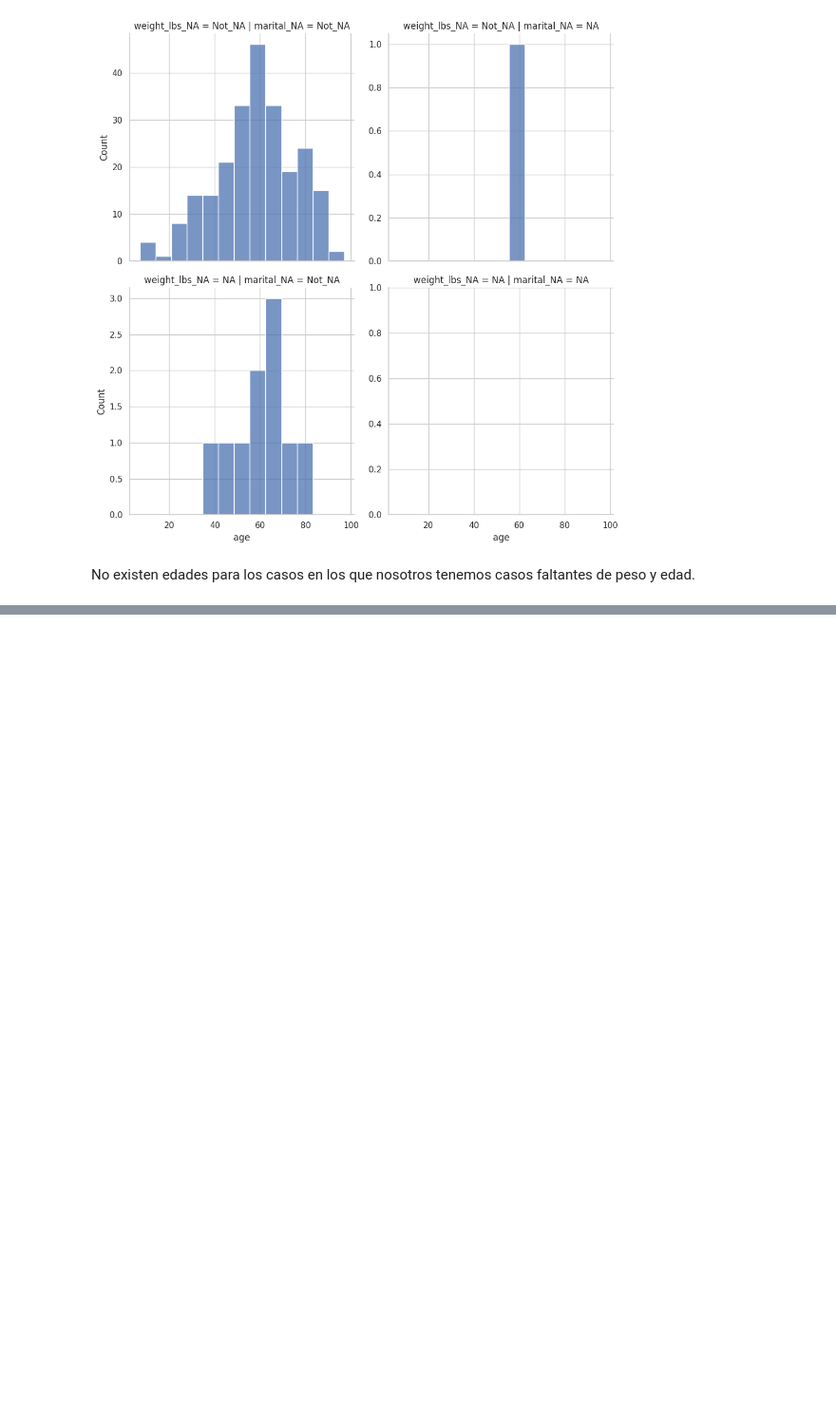
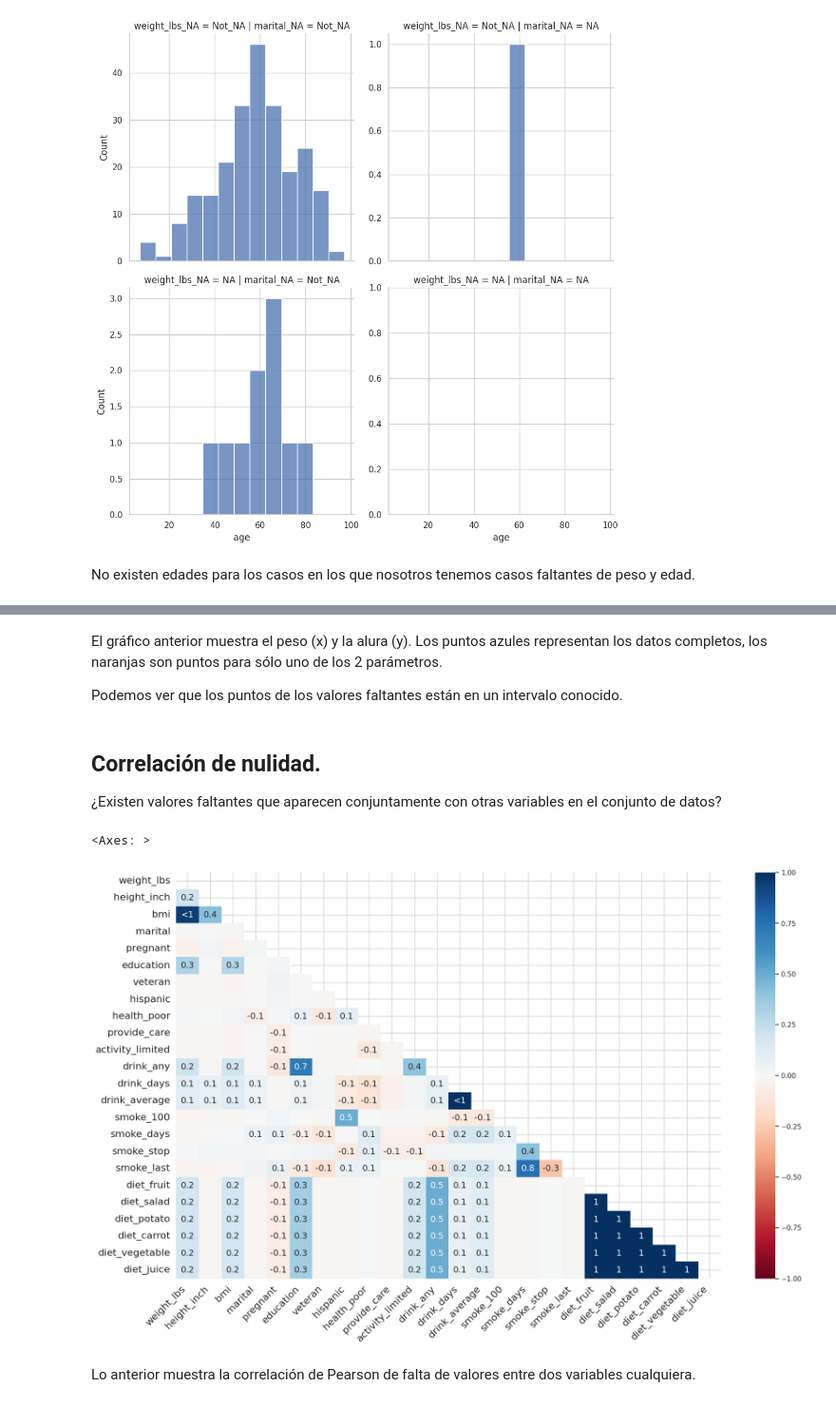
Before and after one commit to Changeryto/Manejo_de_NA_en_Python, a Jupyter notebook: notebooks/05-RTG-Relaciones_entre_valores_faltantes.ipynb, the cells around one changed output, grey strips where cells are left out. Shown: that part at 95% size. Saved outputs shown, nothing was run; the diff lists cells and outputs as text; code cells hidden in the pictures; blank space fills up the shorter version.

```diff
--- a/notebooks/05-RTG-Relaciones_entre_valores_faltantes.ipynb
+++ b/notebooks/05-RTG-Relaciones_entre_valores_faltantes.ipynb
@@ -200,0 +290,17 @@ No existen edades para los casos en los que nosotros tenemos casos faltantes de
+# %% [markdown]
+El gráfico anterior muestra el peso (x) y la alura (y). Los puntos azules representan los datos completos, los naranjas son puntos para sólo uno de los 2 parámetros.
+
+Podemos ver que los puntos de los valores faltantes están en un intervalo conocido.
+# %% [markdown]
+## Correlación de nulidad.
+
+¿Existen valores faltantes que aparecen conjuntamente con otras variables en el conjunto de datos?
+# %%
+missingno.heatmap(
+    df=riskfactors
+)
+# %% [output]
+<Axes: >
+[figure, added]
+# %% [markdown]
+Lo anterior muestra la correlación de Pearson de falta de valores entre dos variables cualquiera.
```
Also changed, not shown: parts of 7 cells of this notebook, 1 other file.
